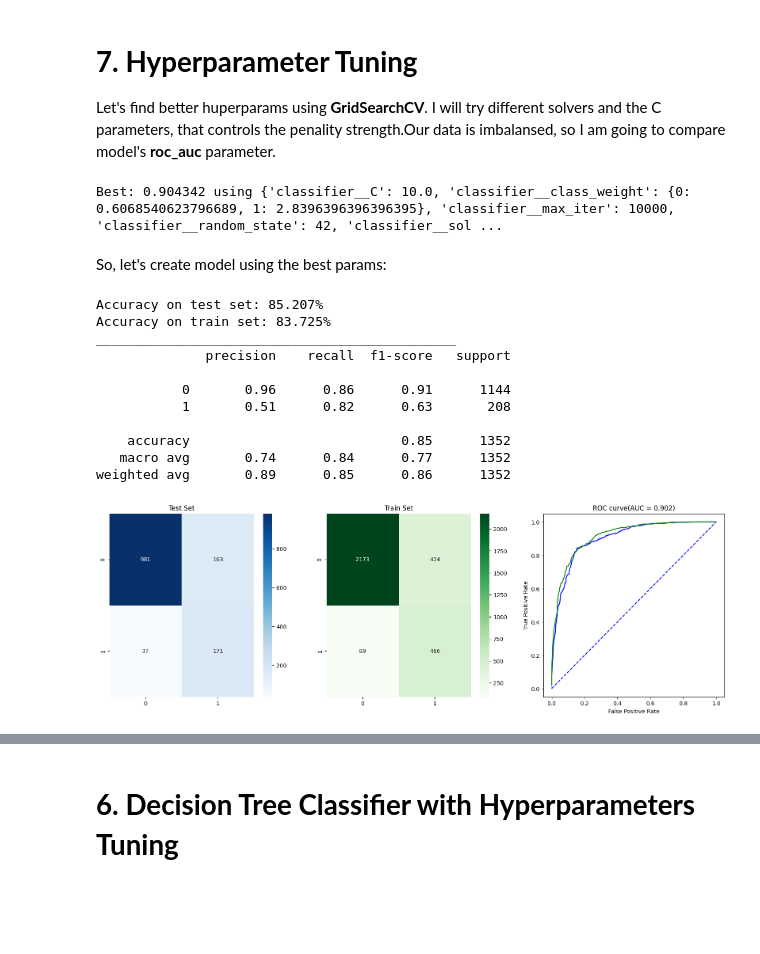
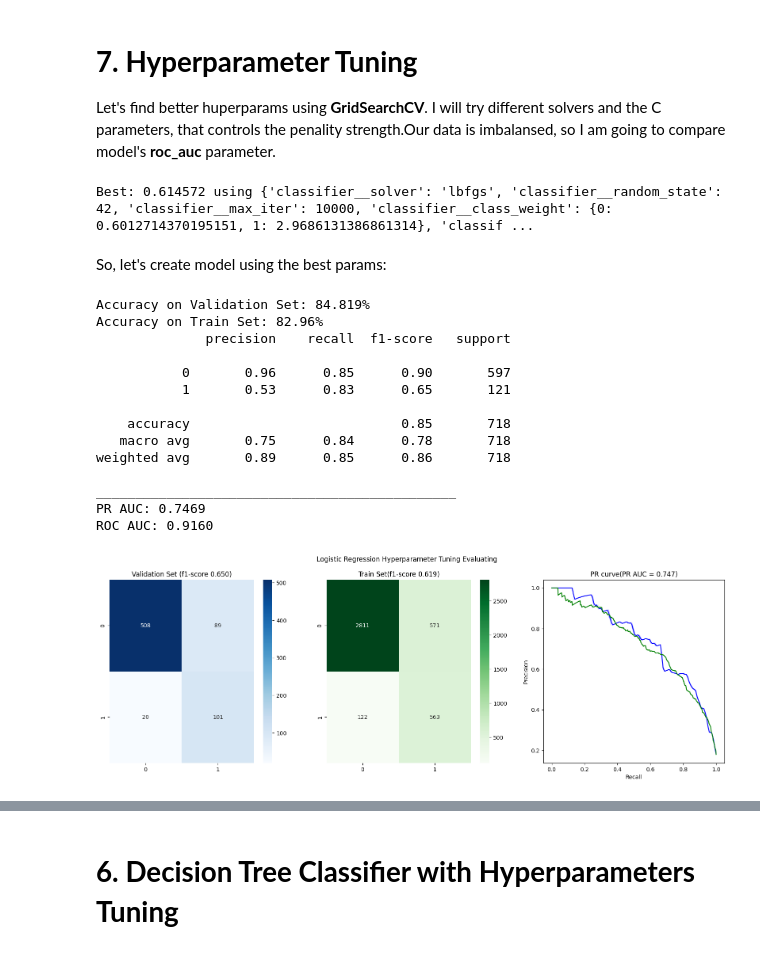
Before and after one commit to maria-snarava/portfolio-ml, a Jupyter notebook: CustomerChurnPrediction.ipynb, the cells around one changed output, grey strips where cells are left out. Drawn from its saved outputs; the diff is of its cells as text; code cells hidden in the pictures; blank space fills up the shorter version.

```diff
--- a/CustomerChurnPrediction.ipynb
+++ b/CustomerChurnPrediction.ipynb
@@ -215,13 +274,16 @@ Data imbalanced so let's implement cost-sensitive learning, using **compute_clas
 # %%
 from sklearn.utils.class_weight import compute_class_weight
 from sklearn.linear_model import LogisticRegression
+from imblearn.under_sampling import TomekLinks
 
 class_weights = compute_class_weight('balanced', classes=np.unique(y_train), y=y_train)
 class_weight = {0: class_weights[0], 1: class_weights[1]}
 lg_model = LogisticRegression(max_iter=10_000, random_state=RANDOM_STATE, class_weight=class_weight)
+undersampler = TomekLinks(sampling_strategy='majority')
 
 pipeline = Pipeline([
           ('transformer', transformer),
+          ('undersampler', undersampler),
           ('classifier', lg_model)
       ])
 # %% [markdown]
@@ -380,7 +442,7 @@ def add_features_to_set(df):
     return df_new_features
 
 X_train_2 = add_features_to_set(X_train)
-X_cv_2 = add_features_to_set(X_cv)
+X_val_2 = add_features_to_set(X_val)
 X_test_2 = add_features_to_set(X_test)
 # %%
 len(X_train_2.columns)
@@ -403,6 +465,7 @@ def prepare_pipeline(X, model):
 
     pipeline = Pipeline([
               ('transformer', transformer),
+              ('undersampler', undersampler),
               ('classifier', model)
           ])
 
@@ -411,8 +474,6 @@ def prepare_pipeline(X, model):
 pipeline_2 = prepare_pipeline(X_train_2, lg_model)
 pipeline_2.fit(X_train_2, y_train)
 
-results = model_evaluation(pipeline_2, X_cv_2, y_cv,  X_train_2, y_train)
-results['Model'] = 'Logistic Regression With New Features'
-
-collect_results = pd.concat([collect_results, pd.DataFrame(results, index=[1])])
+model = 'Logistic Regression New Features'
+collect_results.append(model_evaluation(pipeline_2, X_val_2, y_val,  X_train_2, y_train, model=model))
 # %% [output]
@@ -439,11 +504,11 @@ Using feature engineering I achived on cross-validation set:
 # **7. Hyperparameter Tuning**
 Let's find better huperparams using **GridSearchCV**. I will try different solvers and the C parameters, that controls the penality strength.Our data is imbalansed, so I am going to compare model's **roc_auc** parameter.
 # %%
-from sklearn.model_selection import GridSearchCV
-from sklearn.model_selection import RepeatedStratifiedKFold
+from sklearn.model_selection import RandomizedSearchCV, RepeatedStratifiedKFold
+import numpy as np
 
 solvers = ['newton-cg', 'lbfgs', 'liblinear']
-c_values = np.logspace(-2,2,5)
+c_values = np.logspace(-3,3,7)
 
 # define grid search
 grid = dict(
@@ -453,44 +518,46 @@ grid = dict(
     classifier__max_iter=[10_000],
     classifier__random_state=[RANDOM_STATE]
     )
-cv = RepeatedStratifiedKFold(n_splits=10, n_repeats=3, random_state=RANDOM_STATE)
-grid_search = GridSearchCV(estimator=pipeline_2, param_grid=grid, cv=cv, scoring='roc_auc')
+cv = RepeatedStratifiedKFold(n_splits=5, n_repeats=3, random_state=RANDOM_STATE)
+grid_search = RandomizedSearchCV(estimator=pipeline_2, param_distributions=grid, cv=cv, scoring='f1')
+
 grid_result = grid_search.fit(X_train_2, y_train)
 # summarize results
 print("Best: %f using %s" % (grid_result.best_score_, grid_result.best_params_))
 # %% [output]
-Best: 0.904342 using {'classifier__C': 10.0, 'classifier__class_weight': {0: 0.6068540623796689, 1: 2.8396396396396395}, 'classifier__max_iter': 10000, 'classifier__random_state': 42, 'classifier__sol ...
+Best: 0.614572 using {'classifier__solver': 'lbfgs', 'classifier__random_state': 42, 'classifier__max_iter': 10000, 'classifier__class_weight': {0: 0.6012714370195151, 1: 2.9686131386861314}, 'classif ...
 # %% [markdown]
 So, let's create model using the best params:
 # %%
 lg_model_2 = LogisticRegression(
     max_iter=10_000, random_state=RANDOM_STATE,
     C=grid_result.best_params_["classifier__C"],
     solver=grid_result.best_params_["classifier__solver"],
     class_weight=class_weight
     )
 
 pipeline_3 = prepare_pipeline(X_train_2, lg_model_2)
 
 pipeline_3.fit(X_train_2,y_train)
 
-results = model_evaluation(pipeline_3, X_cv_2, y_cv, X_train_2, y_train)
-results['Model'] = 'Logistic Regression Hyperparameter Tuning'
-
-collect_results = pd.concat([collect_results, pd.DataFrame(results, index=[2])])
+model = 'Logistic Regression Hyperparameter Tuning'
+collect_results.append(model_evaluation(pipeline_3, X_val_2, y_val,  X_train_2, y_train, model=model))
 # %% [output]
-Accuracy on test set: 85.207%
-Accuracy on train set: 83.725%
-______________________________________________
+Accuracy on Validation Set: 84.819%
+Accuracy on Train Set: 82.96%
               precision    recall  f1-score   support
 
-           0       0.96      0.86      0.91      1144
-           1       0.51      0.82      0.63       208
+           0       0.96      0.85      0.90       597
+           1       0.53      0.83      0.65       121
 
-    accuracy                           0.85      1352
-   macro avg       0.74      0.84      0.77      1352
-weighted avg       0.89      0.85      0.86      1352
+    accuracy                           0.85       718
+   macro avg       0.75      0.84      0.78       718
+weighted avg       0.89      0.85      0.86       718
+
+______________________________________________
+PR AUC: 0.7469
+ROC AUC: 0.9160
-[figure, old version]
+[figure, new version]
 # %% [markdown]
 Using Hyperparameter Tuning I achived on cross-validation set:
 
```
Also changed, not shown: parts of 36 cells of this notebook.
